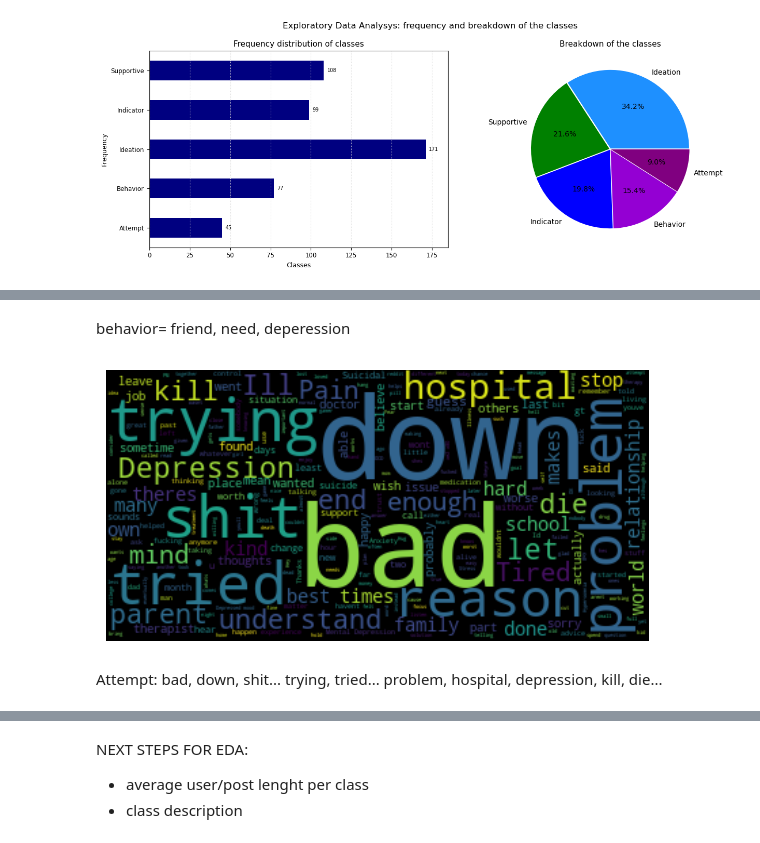
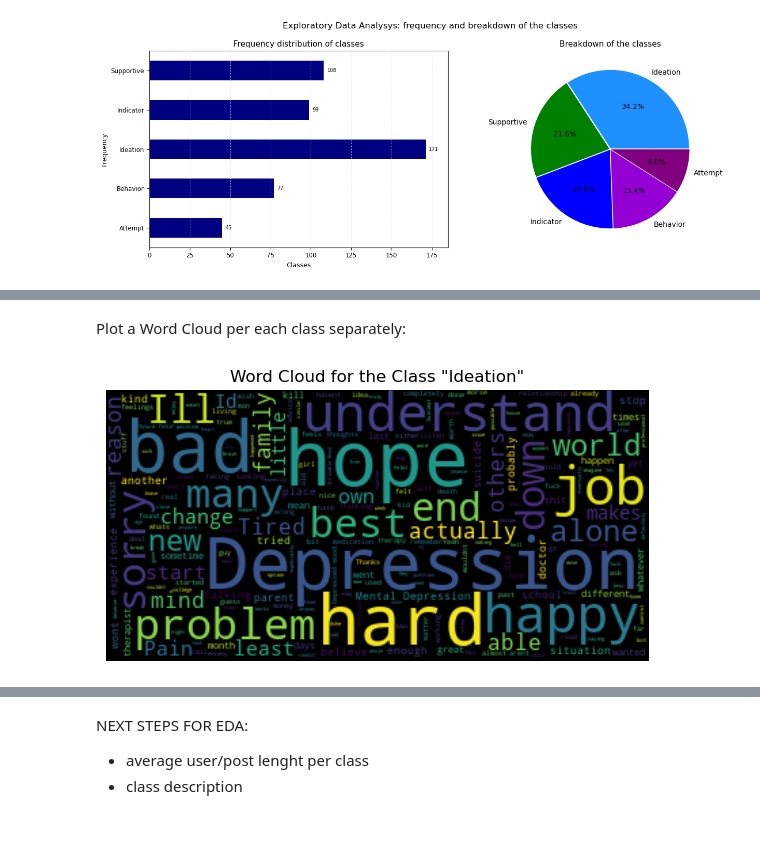
Before and after one commit to SebastianoDenegri/Targeted_Suicide_Intervention, a Jupyter notebook: Reddit_Users_Classification.ipynb, the cells around one changed output, grey strips where cells are left out. Cells and saved outputs as stored; diff of their text form; code cells hidden in the pictures.

Commit message:
word clouds (2)

```diff
--- a/Reddit_Users_Classification.ipynb
+++ b/Reddit_Users_Classification.ipynb
@@ -337,4 +332,12 @@ len(STOPWORDS)
 # %%
-# Get the posts from users labelled as "Ideation" and assign them to a string variable
-ide_post = data[data['Label'] == 'Ideation']['Post']
-ide_txt = ' '.join(ide_post)
+#create a stopword object and add to it non-meaningful words or words shared by all classes
+sw = STOPWORDS.copy()
+sw.update(['you', 'me', 'Im', 'know', 'will', 'dont', 'really', "Ive", 'youre', 'life', 'friend', 'live', 'give', 'love',
+           'things', 'way', 'can', 'going', 'thats', 'people', 'time', 'even', 'feel', 'make', 'one', 'better', 'cant',
+           'think', 'need', 'no', 'help', 'want', 'myself','Hyperactive', 'behavior', 'now', 'talk', 'go', 'much', 'something',
+           'right', 'say', 'yourself', 'good', 'find', 'see', 'someone', 'may', 'still', 'tell', 'back', 'well', 'lot', 'long',
+           'person', 'year', 'day', 'work', 'take', "didn't", 'seem', 'anything', 'might', 'around', 'thought', 'never',
+           'always', "didnt", 'maybe', 'over', 'doesnt', 'point', 'though', 'made', 'keep', 'everything', 'come', 'care',
+           'please', 'sure', 'thank', 'anyone', 'getting', 'post', 'everyone', 'nothing', 'feeling', 'friends', 'years', 'look',
+           'pretty', 'isnt', 'put', 'sound', 'got', 'seems', 'away', 'first', 'every', 'try', 'thing', 'let', 'youll', 'youve',
+           'said', 'u', 'theres', 'us', 'sounds', 'trying'])
@@ -435,2 +343,0 @@ plt.show()
-# %% [markdown]
-behavior= friend, need, deperession
@@ -440,28 +344,21 @@ att_txt = ' '.join(att_post)
-# %%
-# create a stopwords object and add words to the stop words list
-att_sw = STOPWORDS.copy()
-att_sw.update(['you', 'me', 'Im', 'know', 'will', 'dont', 'really', "Ive", 'youre', 'life', 'things', 'way', 'can', 'going',
-               'want', 'thats', 'people', 'time', 'even', 'feel', 'make', 'one', 'better', 'cant', 'think', 'need', 'no',
-               'help', 'friend', 'myself', 'Hyperactive', 'behavior', 'now', 'talk', 'go', 'much', 'something', 'right', 'say',
-               'yourself', 'good', 'find', 'see', 'someone', 'may', 'still', 'tell', 'still', 'back', 'well', 'lot', 'long',
-               'person', 'year', 'day', 'work', 'take', 'give', "didn't", 'seem', 'anything', 'might', 'around', 'thought',
-               'never', 'always', "didnt", 'maybe', 'over', 'doesnt', 'point', 'though', 'made', 'keep', 'everything', 'come',
-               'love', 'care', 'live', 'please', 'sure', 'thank', 'anyone', 'getting', 'post', 'everyone', 'nothing',
-               'feeling', 'friends', 'years', 'look', 'pretty', 'isnt', 'put', 'sound', 'got', 'seems', 'away', 'first',
-               'every', 'try', 'hope'])
-
-# create a wordcloud object:
-att_wc = WordCloud(background_color = 'black', max_words = 2000, stopwords = att_sw)
-
-# plot the word cloud
-att_wc.generate(att_txt)
-fig = plt.figure()
-fig.set_figwidth(7) # example; you can use figsize=(...,...) instead
-fig.set_figheight(10) # # example; you can use figsize=(...,...) instead
-plt.imshow(att_wc, interpolation = 'bilinear')
-plt.axis('off') # Set the axis ticks as off
-plt.show()
-# %% [output]
-[figure, removed]
-# %% [markdown]
-Attempt: bad, down, shit... trying, tried...  problem, hospital, depression, kill, die...
+# %% [markdown]
+Plot a Word Cloud per each class separately:
+# %%
+# Get the posts from users labelled as "Ideation" and assign them to a string variable
+ide_post = data[data['Label'] == 'Ideation']['Post']
+ide_txt = ' '.join(ide_post)
+
+# create a wordcloud object:
+wc = WordCloud(background_color = 'black', max_words = 2000, stopwords = sw, random_state=100)
+
+# plot the word cloud
+wc.generate(ide_txt)
+fig = plt.figure()
+fig.set_figwidth(7)
+fig.set_figheight(10)
+plt.imshow(wc, interpolation = 'bilinear')
+plt.axis('off')
+plt.title('Word Cloud for the Class "Ideation"', fontsize=12)
+plt.show()
+# %% [output]
+[figure, added]
```
Also changed, not shown: parts of 22 cells of this notebook.
